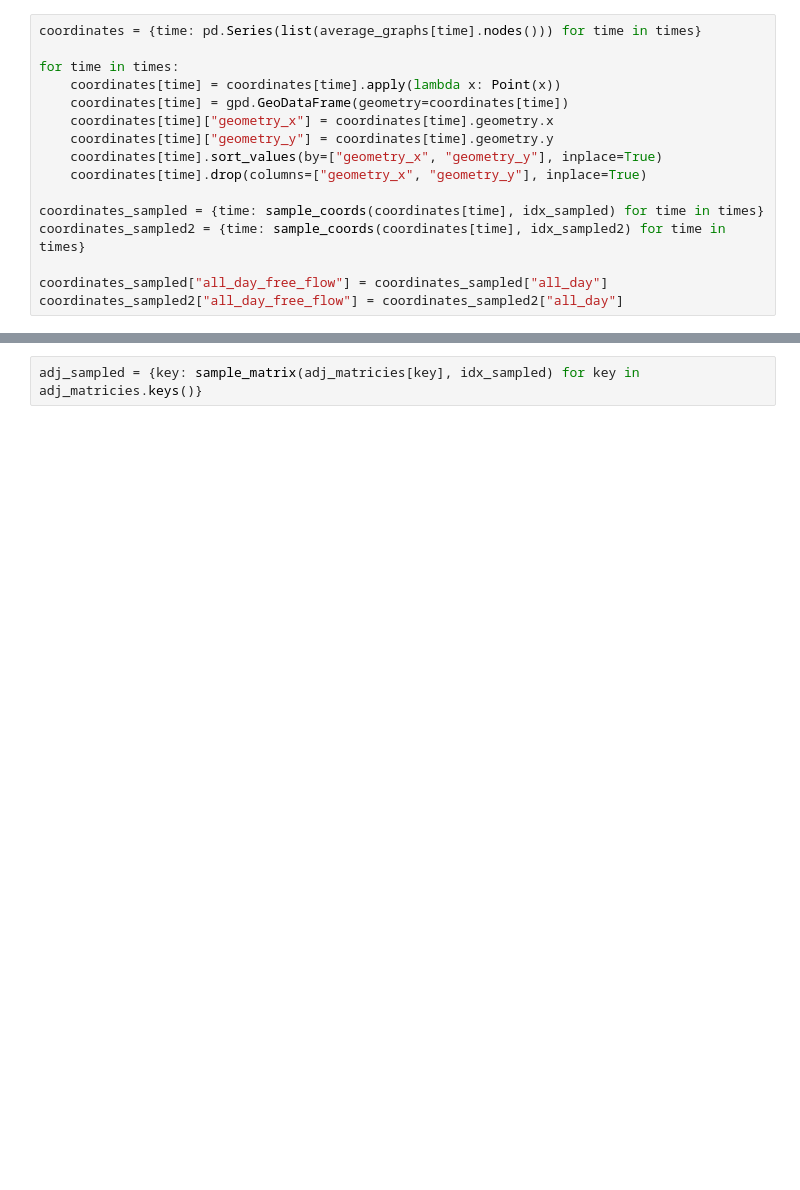
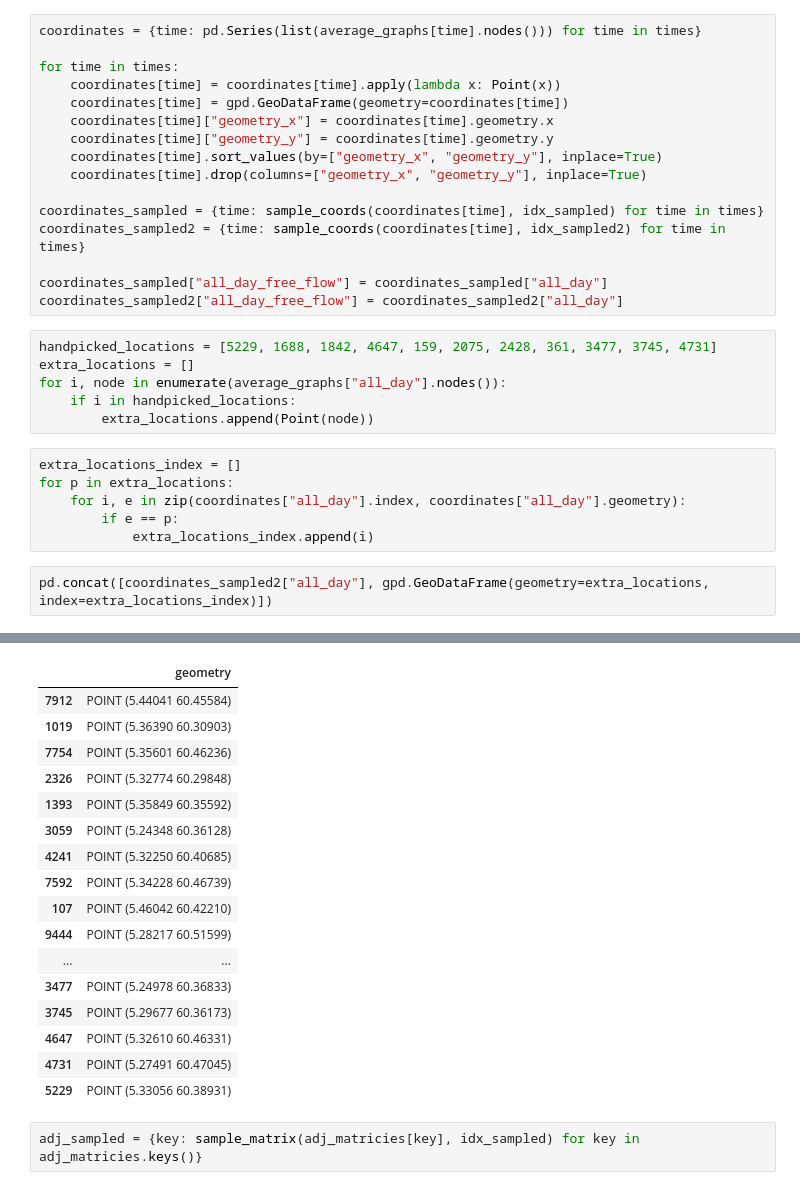
Before and after one commit to marco-scatassi/GeoSpatial-analysis, a Jupyter notebook: facility-location-Bergen/notebooks/6.0_problem_solution.ipynb, the cells around one changed output, grey strips where cells are left out. Drawn from its saved outputs; the diff is of its cells as text; blank space fills up the shorter version.

```diff
--- a/facility-location-Bergen/notebooks/6.0_problem_solution.ipynb
+++ b/facility-location-Bergen/notebooks/6.0_problem_solution.ipynb
@@ -228,3 +264,18 @@ coordinates_sampled2 = {time: sample_coords(coordinates[time], idx_sampled2) for
 
 coordinates_sampled["all_day_free_flow"] = coordinates_sampled["all_day"]
 coordinates_sampled2["all_day_free_flow"] = coordinates_sampled2["all_day"]
+# %%
+handpicked_locations = [5229, 1688, 1842, 4647, 159, 2075, 2428, 361, 3477, 3745, 4731]
+extra_locations = []
+for i, node in enumerate(average_graphs["all_day"].nodes()):
+    if i in handpicked_locations:
+        extra_locations.append(Point(node))
+# %%
+extra_locations_index = []
+for p in extra_locations:
+    for i, e in zip(coordinates["all_day"].index, coordinates["all_day"].geometry):
+        if e == p:
+            extra_locations_index.append(i)
+# %%
+pd.concat([coordinates_sampled2["all_day"], gpd.GeoDataFrame(geometry=extra_locations, index=extra_locations_index)])
+# %% [output]
@@ -231,3 +283,20 @@ coordinates_sampled2["all_day_free_flow"] = coordinates_sampled2["all_day"]
+|  | geometry |
+| 7912 | POINT (5.44041 60.45584) |
+| 1019 | POINT (5.36390 60.30903) |
+| 7754 | POINT (5.35601 60.46236) |
+| 2326 | POINT (5.32774 60.29848) |
+| 1393 | POINT (5.35849 60.35592) |
+| 3059 | POINT (5.24348 60.36128) |
+| 4241 | POINT (5.32250 60.40685) |
+| 7592 | POINT (5.34228 60.46739) |
+| 107 | POINT (5.46042 60.42210) |
+| 9444 | POINT (5.28217 60.51599) |
+| ... | ... |
+| 3477 | POINT (5.24978 60.36833) |
+| 3745 | POINT (5.29677 60.36173) |
+| 4647 | POINT (5.32610 60.46331) |
+| 4731 | POINT (5.27491 60.47045) |
+| 5229 | POINT (5.33056 60.38931) |
 # %%
 adj_sampled = {key: sample_matrix(adj_matricies[key], idx_sampled) for key in adj_matricies.keys()}
 # %%
```
Also changed, not shown: parts of 3 cells of this notebook, 9 other files.
